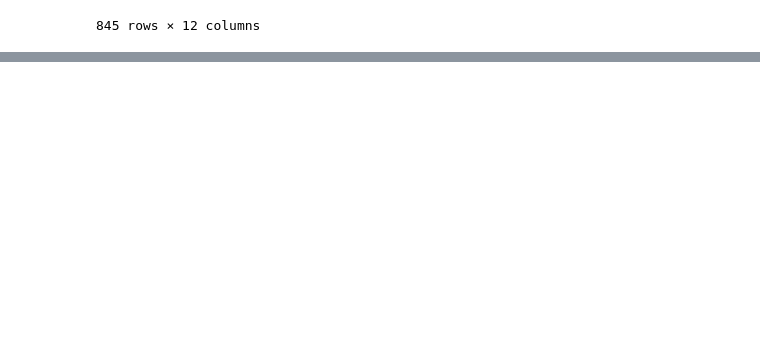
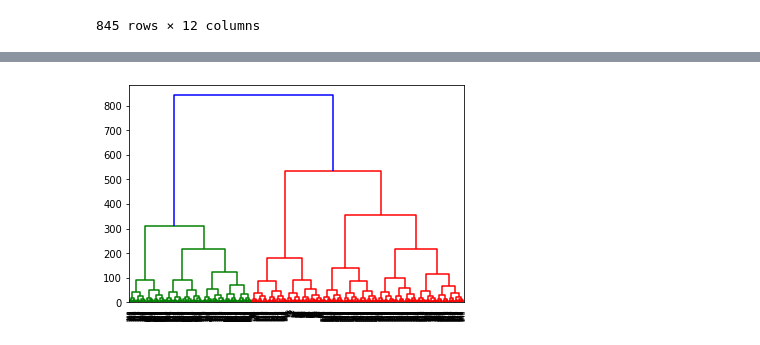
Before and after one commit to anafisa/GPN_2020, a Jupyter notebook: shop_clustering .ipynb, the cells around one changed output, grey strips where cells are left out. Cells and saved outputs as stored; diff of their text form; code cells hidden in the pictures; blank space fills up the shorter version.

Commit message:
add: quality metrics

```diff
--- a/shop_clustering .ipynb
+++ b/shop_clustering .ipynb
@@ -450,0 +326,2 @@ model.wv
+# %%
+data2 = pd.merge(left=data1, right=sh, left_on='shop_id', right_on='shop_id',  how='outer')
@@ -450,0 +352,12 @@ model.wv
+# %%
+from sklearn.cluster import DBSCAN
+
+
+dbscan = DBSCAN(eps=4, min_samples=5)# как выбирать параметры?
+
+dbscan.fit(data2)
+
+algo_labels = dbscan.labels_
+# Готово! Распечатаем метки принадлежности к кластерам
+print(metrics.silhouette_score(data2, algo_labels))
+print(dbscan.labels_)
@@ -450,0 +384,19 @@ model.wv
+# %%
+# Импортируем библиотеки
+from sklearn import datasets
+from sklearn.cluster import KMeans
+
+
+# Описываем модель
+model = KMeans(n_clusters=2) # подумать о количестве кластеров
+
+# Проводим моделирование
+model.fit(data2)
+
+# Предсказание на всем наборе данных
+all_predictions = model.predict(data2)
+
+# Выводим предсказания
+
+# print(all_predictions)
+print(metrics.silhouette_score(data2, all_predictions))
@@ -450,0 +410,2 @@ model.wv
+# %%
+mergings = linkage(data2, method='complete')
@@ -450,0 +422,10 @@ model.wv
+# %%
+dendrogram(mergings,
+#            labels=varieties,
+           leaf_rotation=90,
+           leaf_font_size=6,
+           )
+
+plt.show()
+# %% [output]
+[figure, added]
```
Also changed, not shown: parts of 79 cells of this notebook.
